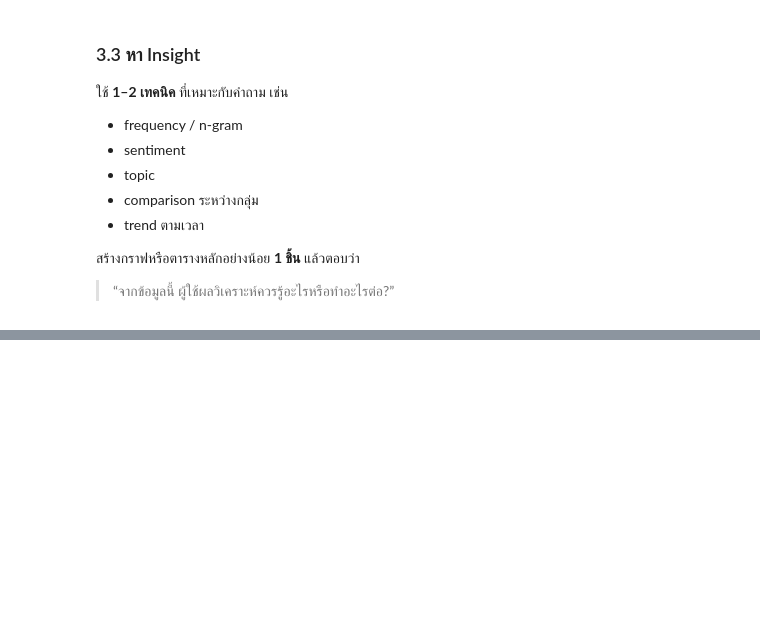
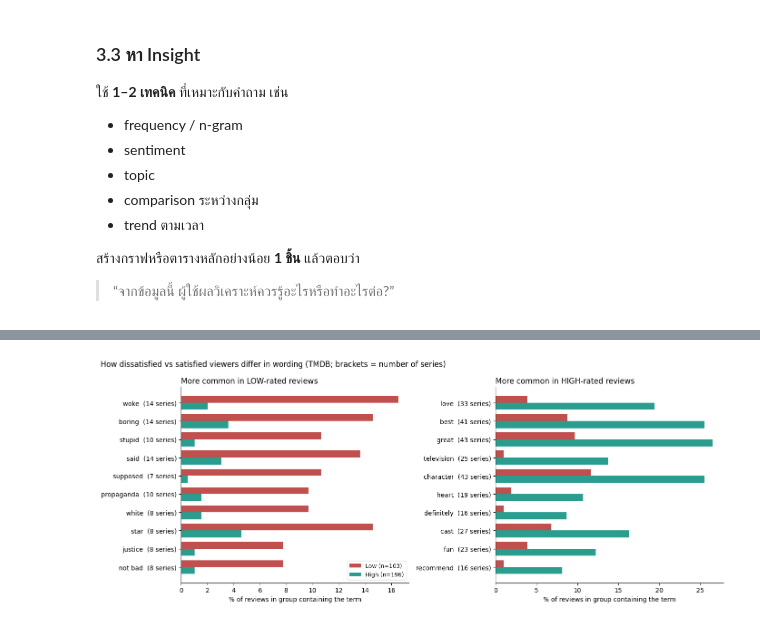
Before and after one commit to Thanaphon-673020253-2/project_bigdata, a Jupyter notebook: PART3_FINAL.ipynb, the cells around one changed output, grey strips where cells are left out. Drawn from its saved outputs; the diff is of its cells as text; code cells hidden in the pictures; blank space fills up the shorter version.

```diff
--- a/PART3_FINAL.ipynb
+++ b/PART3_FINAL.ipynb
@@ -551,23 +551,3 @@ Saved: tmdb_corpus_clean.csv
 สร้างกราฟหรือตารางหลักอย่างน้อย **1 ชิ้น** แล้วตอบว่า
 
 > “จากข้อมูลนี้ ผู้ใช้ผลวิเคราะห์ควรรู้อะไรหรือทำอะไรต่อ?”
-# %%
-import pandas as pd
-import numpy as np
-import re
-import matplotlib.pyplot as plt
-
-from sklearn.feature_extraction.text import (
-    TfidfVectorizer,
-    CountVectorizer,
-    ENGLISH_STOP_WORDS
-)
-from sklearn.decomposition import NMF
-
-
-# Load dataset
-df = pd.read_csv("tmdb_corpus_clean.csv")
-
-print("Dataset shape:", df.shape)
-
-display(df.head())
@@ -1362,0 +690,32 @@ TOPIC 3: Acting & Pacing
+# %%
+from matplotlib import font_manager as fm
+THAI_FONTS = ["Tahoma", "Leelawadee UI", "Noto Sans Thai", "Sarabun", "TH Sarabun New", "Garuda", "Loma", "Tlwg Typo"]
+_avail = {f.name for f in fm.fontManager.ttflist}
+_thai = next((f for f in THAI_FONTS if f in _avail), None)
+if _thai:
+    plt.rcParams["font.family"] = _thai
+plt.rcParams.update({"axes.unicode_minus": False, "axes.spines.top": False, "axes.spines.right": False})
+T = (lambda th, en: th) if _thai else (lambda th, en: en)      # เลือกป้ายตามฟอนต์ที่มี
+
+C_LOW, C_HIGH, C_MID = "#C0504D", "#2A9D8F", "#B0B0B0"
+
+# ---------- ปรียบเทียบคำ ----------
+def draw_panel(ax, table, title, order_col):
+    t = table.head(10).iloc[::-1]                       # คำที่เด่นสุดอยู่บน
+    y = np.arange(len(t)); h = 0.38
+    ax.barh(y + h / 2, t["low_pct"], height=h, color=C_LOW, label=T(f"กลุ่มต่ำ (n={n_low})", f"Low (n={n_low})"))
+    ax.barh(y - h / 2, t["high_pct"], height=h, color=C_HIGH, label=T(f"กลุ่มสูง (n={n_high})", f"High (n={n_high})"))
+    ax.set_yticks(y)
+    ax.set_yticklabels([f"{w}  ({int(s)} {T('ซีรีส์', 'series')})" for w, s in zip(t["term"], t[order_col])], fontsize=10)
+    ax.set_title(title, fontsize=12, loc="left")
+    ax.set_xlabel(T("% ของรีวิวในกลุ่มที่มีคำนี้", "% of reviews in group containing the term"))
+
+fig, axes = plt.subplots(1, 2, figsize=(14, 5.6))
+draw_panel(axes[0], low_terms, T("คำที่พบมากกว่าในรีวิวคะแนนต่ำ", "More common in LOW-rated reviews"), "low_series")
+draw_panel(axes[1], high_terms, T("คำที่พบมากกว่าในรีวิวคะแนนสูง", "More common in HIGH-rated reviews"), "high_series")
+axes[0].legend(loc="lower right", fontsize=9)
+fig.suptitle(T("ผู้ชมที่ไม่พอใจกับผู้ชมที่พอใจใช้คำต่างกันอย่างไร (TMDB, ตัวเลขในวงเล็บ = จำนวนซีรีส์ที่พบคำนั้น)",
+               "How dissatisfied vs satisfied viewers differ in wording (TMDB; brackets = number of series)"), fontsize=12, x=0.01, ha="left")
+plt.tight_layout(); plt.show()
+# %% [output]
+[figure, added]
```
Also changed, not shown: parts of 8 cells of this notebook.
